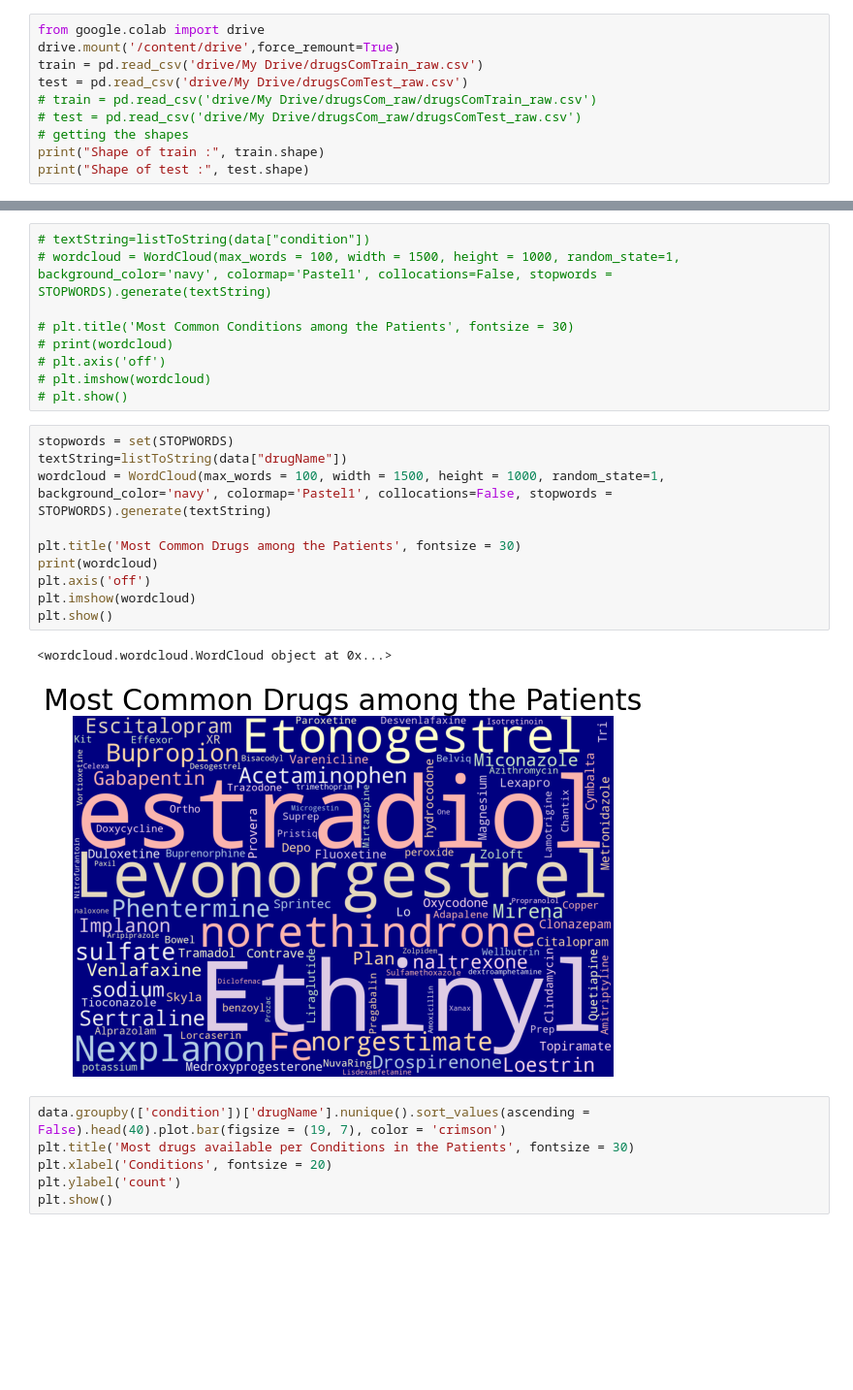
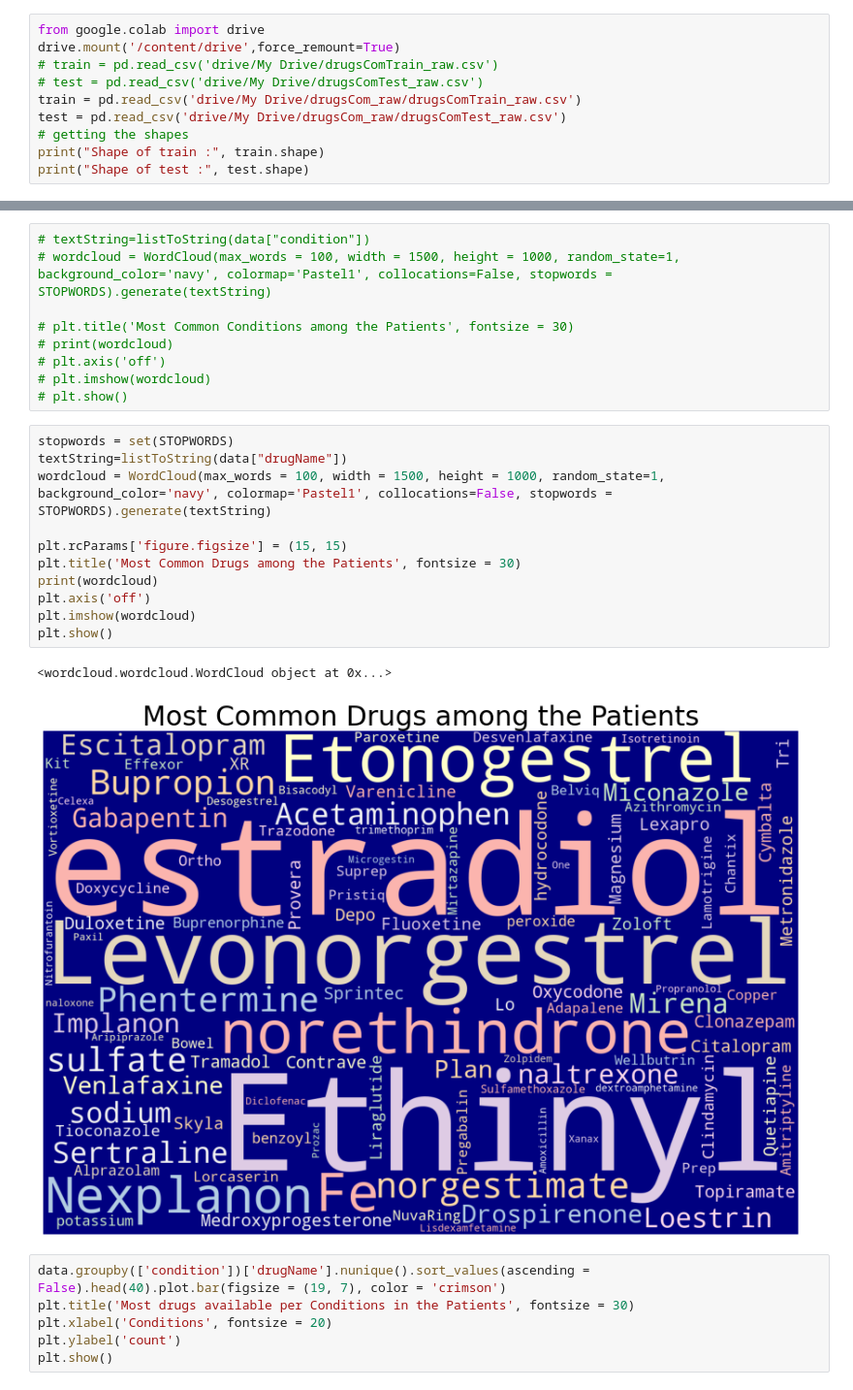
Before and after one commit to harsh-ux/Sentiment-Analysis-of-Drug-Reviews, a Jupyter notebook: Pill_Recommendation.ipynb, the cells around one changed output, grey strips where cells are left out. Shown at 97% size. Saved outputs shown, nothing was run; the diff lists cells and outputs as text; blank space fills up the shorter version.

```diff
--- a/Pill_Recommendation.ipynb
+++ b/Pill_Recommendation.ipynb
@@ -33,10 +33,10 @@ from wordcloud import WordCloud, STOPWORDS
 # %%
 from google.colab import drive
 drive.mount('/content/drive',force_remount=True)
-train = pd.read_csv('drive/My Drive/drugsComTrain_raw.csv')
-test = pd.read_csv('drive/My Drive/drugsComTest_raw.csv')
-# train = pd.read_csv('drive/My Drive/drugsCom_raw/drugsComTrain_raw.csv')
-# test = pd.read_csv('drive/My Drive/drugsCom_raw/drugsComTest_raw.csv')
+# train = pd.read_csv('drive/My Drive/drugsComTrain_raw.csv')
+# test = pd.read_csv('drive/My Drive/drugsComTest_raw.csv')
+train = pd.read_csv('drive/My Drive/drugsCom_raw/drugsComTrain_raw.csv')
+test = pd.read_csv('drive/My Drive/drugsCom_raw/drugsComTest_raw.csv')
 # getting the shapes
 print("Shape of train :", train.shape)
 print("Shape of test :", test.shape)
@@ -88,16 +88,17 @@ def listToString(s):
 # %%
 stopwords = set(STOPWORDS)
 textString=listToString(data["drugName"])
 wordcloud = WordCloud(max_words = 100, width = 1500, height = 1000, random_state=1, background_color='navy', colormap='Pastel1', collocations=False, stopwords = STOPWORDS).generate(textString)
 
+plt.rcParams['figure.figsize'] = (15, 15)
 plt.title('Most Common Drugs among the Patients', fontsize = 30)
 print(wordcloud)
 plt.axis('off')
 plt.imshow(wordcloud)
 plt.show()
 # %% [output]
 <wordcloud.wordcloud.WordCloud object at 0x...>
-[figure, old version]
+[figure, new version]
 # %%
 data.groupby(['condition'])['drugName'].nunique().sort_values(ascending = False).head(40).plot.bar(figsize = (19, 7), color = 'crimson')
 plt.title('Most drugs available per Conditions in the Patients', fontsize = 30)
```
Also changed, not shown: parts of 24 cells of this notebook.
